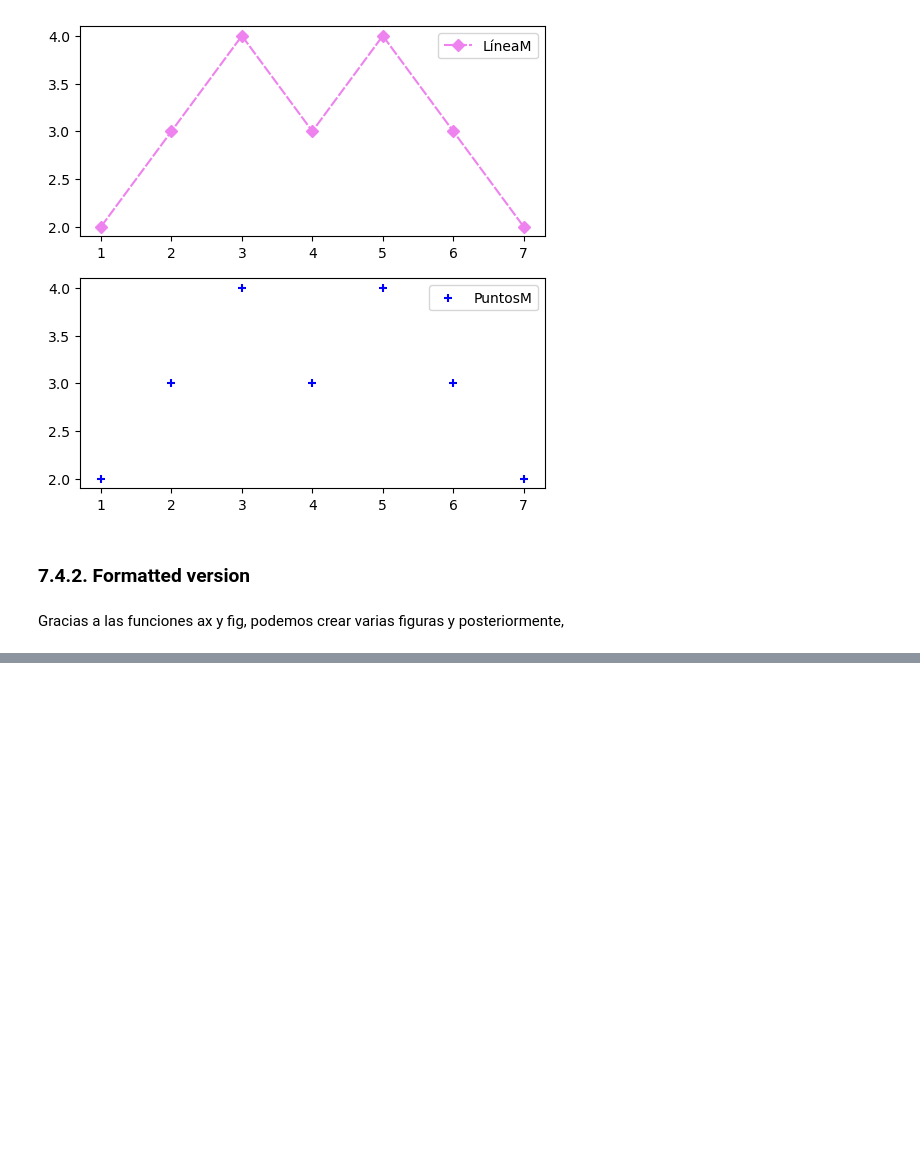
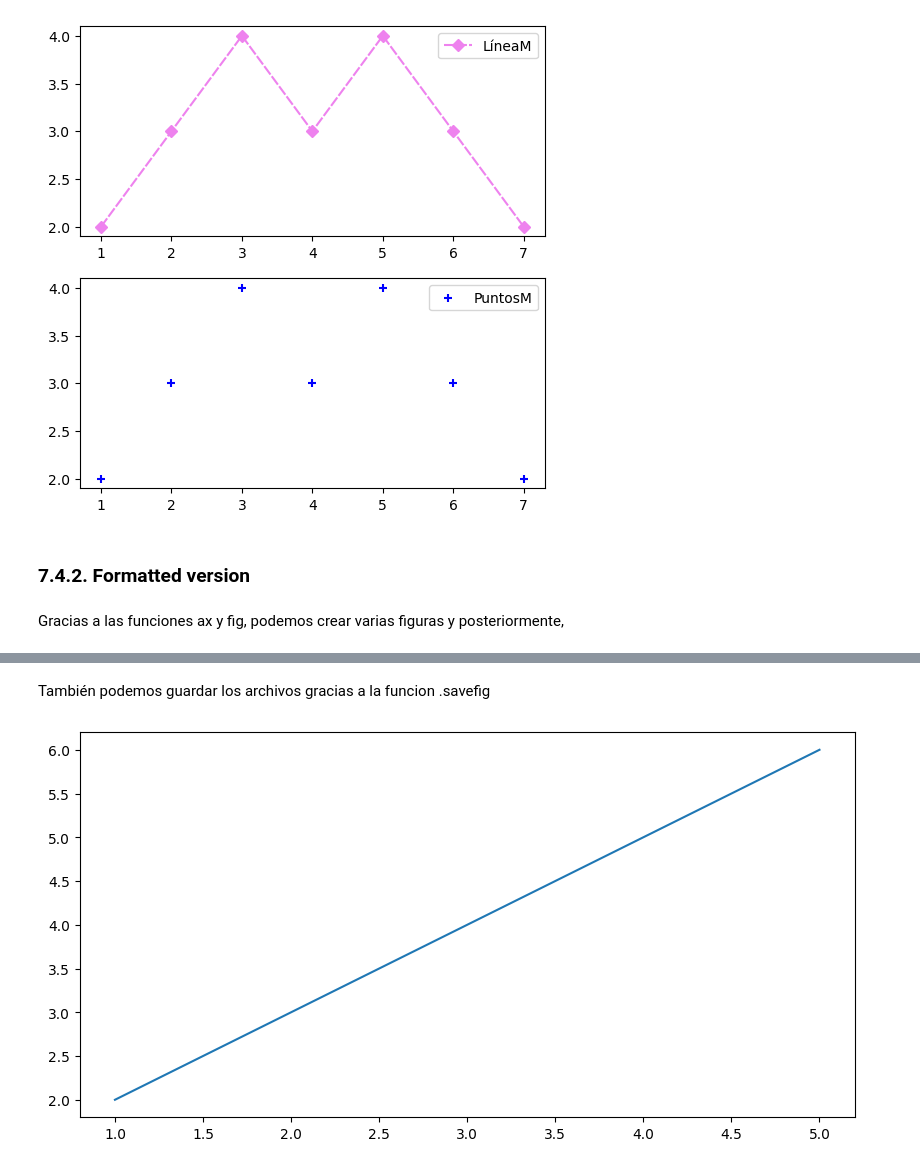
Before and after one commit to jorgesancere/PracticaDiscretas3_Matplotlib, a Jupyter notebook: Matplotlib.ipynb, the cells around one changed output, grey strips where cells are left out. Drawn from its saved outputs; the diff is of its cells as text; code cells hidden in the pictures; blank space fills up the shorter version.

```diff
--- a/Matplotlib.ipynb
+++ b/Matplotlib.ipynb
@@ -335,0 +339,12 @@ plt.show()
+# %% [markdown]
+También podemos guardar los archivos gracias a la funcion .savefig
+# %%
+import matplotlib.pyplot as plt
+
+x = [1, 2, 3, 4, 5]
+y = [2, 3, 4, 5, 6]
+plt.figure(figsize=(10, 5)) # Create a figure with a size of 10x5, width x height
+plt.plot(x, y)
+plt.savefig('plot.png')
+# %% [output]
+[figure, added]
```
Also changed, not shown: parts of 25 cells of this notebook, 2 other files.
